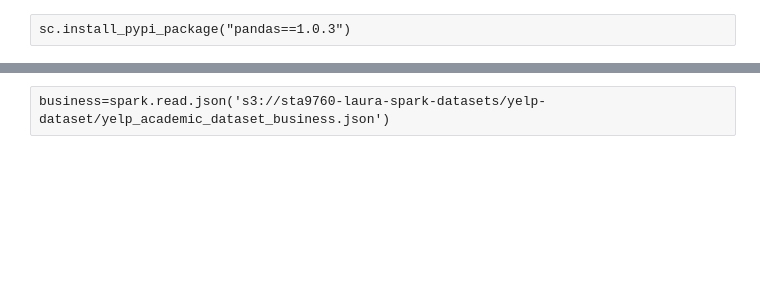
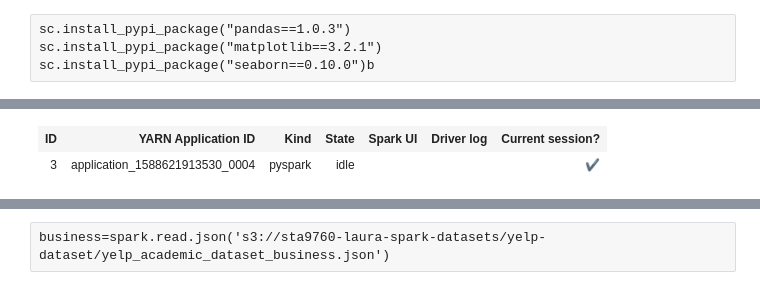
Before and after one commit to laurachan2020/pyspark, a Jupyter notebook: STA9760-Laura-Yelp-III.ipynb, the cells around one changed output, grey strips where cells are left out. Saved outputs shown, nothing was run; the diff lists cells and outputs as text; blank space fills up the shorter version.

```diff
--- a/STA9760-Laura-Yelp-III.ipynb
+++ b/STA9760-Laura-Yelp-III.ipynb
@@ -7,4 +6,6 @@ Current session configs: {'conf': {'spark.pyspark.python': 'python3', 'spark.pys
 # %%
 sc.install_pypi_package("pandas==1.0.3")
+sc.install_pypi_package("matplotlib==3.2.1")
+sc.install_pypi_package("seaborn==0.10.0")b
 # %% [output]
 [interactive output not drawn]
@@ -19,0 +13,2 @@ Successfully installed pandas-1.0.3 python-dateutil-2.8.1
+| ID | YARN Application ID | Kind | State | Spark UI | Driver log | Current session? |
+| 3 | application_1588621913530_0004 | pyspark | idle |  |  | ✔ |
```
Also changed, not shown: parts of 28 cells of this notebook, 1 other file.
